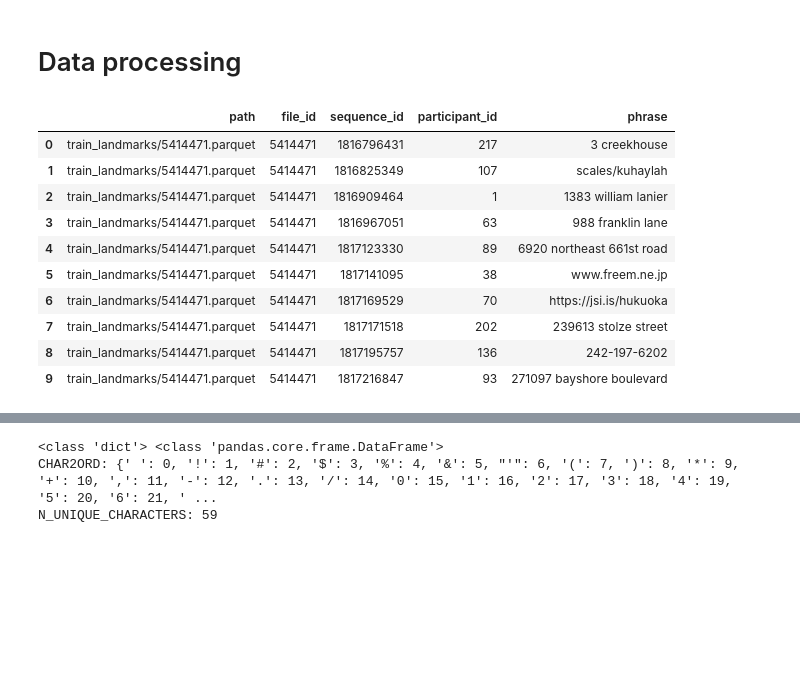
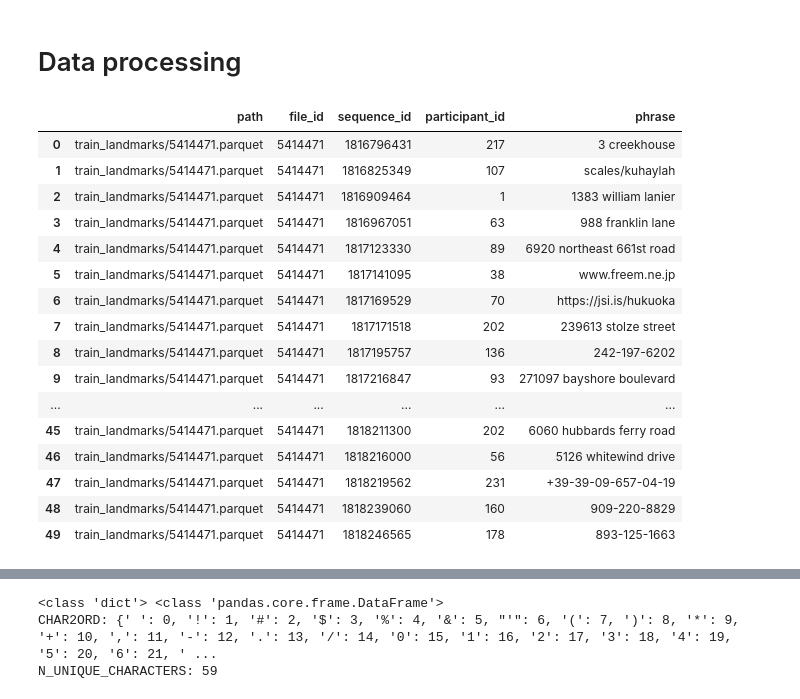
Before and after one commit to Nekoiii/Kaggle_notebook, a Jupyter notebook: sign-language-fingerspelling-recognition-2.ipynb, the cells around one changed output, grey strips where cells are left out. Saved outputs shown, nothing was run; the diff lists cells and outputs as text; code cells hidden in the pictures; blank space fills up the shorter version.

```diff
--- a/sign-language-fingerspelling-recognition-2.ipynb
+++ b/sign-language-fingerspelling-recognition-2.ipynb
@@ -23,20 +23,26 @@ from scipy.stats import skew, kurtosis
 DEBUG = True
 # %%
 train_path=f'{base_path}/train.csv'
-train = pd.read_csv(train_path).head(10) if DEBUG else pd.read_csv(file_path)
+train = pd.read_csv(train_path).head(50) if DEBUG else pd.read_csv(file_path)
 train
 # %% [output]
 |  | path | file_id | sequence_id | participant_id | phrase |
 | 0 | train_landmarks/5414471.parquet | 5414471 | 1816796431 | 217 | 3 creekhouse |
 | 1 | train_landmarks/5414471.parquet | 5414471 | 1816825349 | 107 | scales/kuhaylah |
 | 2 | train_landmarks/5414471.parquet | 5414471 | 1816909464 | 1 | 1383 william lanier |
 | 3 | train_landmarks/5414471.parquet | 5414471 | 1816967051 | 63 | 988 franklin lane |
 | 4 | train_landmarks/5414471.parquet | 5414471 | 1817123330 | 89 | 6920 northeast 661st road |
 | 5 | train_landmarks/5414471.parquet | 5414471 | 1817141095 | 38 | www.freem.ne.jp |
 | 6 | train_landmarks/5414471.parquet | 5414471 | 1817169529 | 70 | https://jsi.is/hukuoka |
 | 7 | train_landmarks/5414471.parquet | 5414471 | 1817171518 | 202 | 239613 stolze street |
 | 8 | train_landmarks/5414471.parquet | 5414471 | 1817195757 | 136 | 242-197-6202 |
 | 9 | train_landmarks/5414471.parquet | 5414471 | 1817216847 | 93 | 271097 bayshore boulevard |
+| ... | ... | ... | ... | ... | ... |
+| 45 | train_landmarks/5414471.parquet | 5414471 | 1818211300 | 202 | 6060 hubbards ferry road |
+| 46 | train_landmarks/5414471.parquet | 5414471 | 1818216000 | 56 | 5126 whitewind drive |
+| 47 | train_landmarks/5414471.parquet | 5414471 | 1818219562 | 231 | +39-39-09-657-04-19 |
+| 48 | train_landmarks/5414471.parquet | 5414471 | 1818239060 | 160 | 909-220-8829 |
+| 49 | train_landmarks/5414471.parquet | 5414471 | 1818246565 | 178 | 893-125-1663 |
 # %%
 train['phrase_char'] = train['phrase'].apply(tuple)
 train['phrase_char_len'] = train['phrase_char'].apply(len)
```
Also changed, not shown: parts of 20 cells of this notebook.
